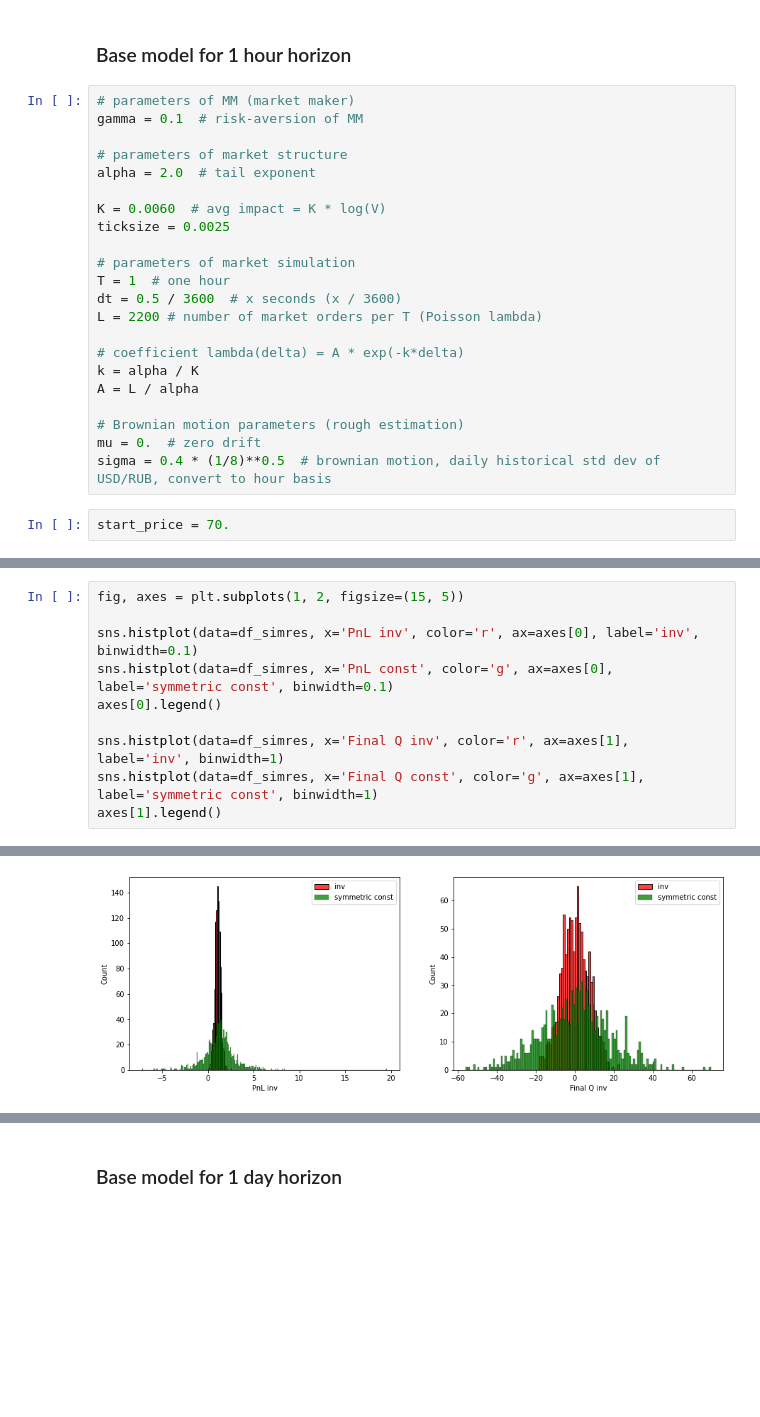
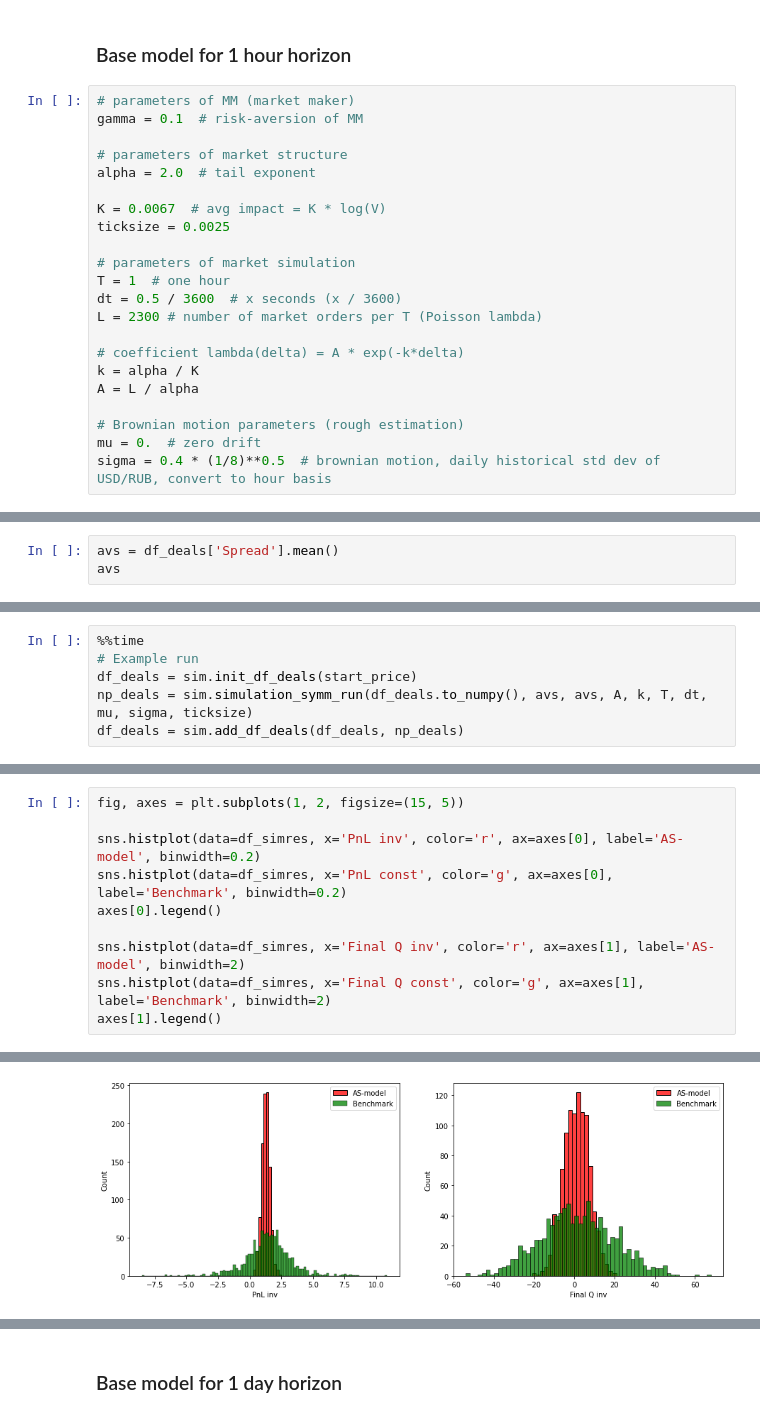
Before and after one commit to zebrabug/FinalMDS, a Jupyter notebook: Simple simulation.ipynb, the cells around one changed output, grey strips where cells are left out. Saved outputs shown, nothing was run; the diff lists cells and outputs as text; blank space fills up the shorter version.

```diff
--- a/Simple simulation.ipynb
+++ b/Simple simulation.ipynb
@@ -150,13 +276,13 @@ gamma = 0.1  # risk-aversion of MM
 # parameters of market structure
 alpha = 2.0  # tail exponent
 
-K = 0.0060  # avg impact = K * log(V)
+K = 0.0067  # avg impact = K * log(V)
 ticksize = 0.0025
 
 # parameters of market simulation
 T = 1  # one hour
 dt = 0.5 / 3600  # x seconds (x / 3600)
-L = 2200 # number of market orders per T (Poisson lambda)
+L = 2300 # number of market orders per T (Poisson lambda)
 
 # coefficient lambda(delta) = A * exp(-k*delta)
 k = alpha / K
@@ -165,8 +291,6 @@ A = L / alpha
 # Brownian motion parameters (rough estimation)
 mu = 0.  # zero drift
 sigma = 0.4 * (1/8)**0.5  # brownian motion, daily historical std dev of USD/RUB, convert to hour basis
-# %%
-start_price = 70.
 # %%
 %%time
 # Example run
@@ -195,0 +320,3 @@ axes[3].title.set_text('spread')
+# %%
+avs = df_deals['Spread'].mean()
+avs
@@ -195,0 +325,6 @@ axes[3].title.set_text('spread')
+# %%
+%%time
+# Example run
+df_deals = sim.init_df_deals(start_price)
+np_deals = sim.simulation_symm_run(df_deals.to_numpy(), avs, avs, A, k, T, dt, mu, sigma, ticksize)
+df_deals = sim.add_df_deals(df_deals, np_deals)
@@ -199,13 +379,13 @@ df_simres = sim.run_sims(1000, start_price=start_price,
 # %%
 fig, axes = plt.subplots(1, 2, figsize=(15, 5))
 
-sns.histplot(data=df_simres, x='PnL inv', color='r', ax=axes[0], label='inv', binwidth=0.1)
-sns.histplot(data=df_simres, x='PnL const', color='g', ax=axes[0], label='symmetric const', binwidth=0.1)
+sns.histplot(data=df_simres, x='PnL inv', color='r', ax=axes[0], label='AS-model', binwidth=0.2)
+sns.histplot(data=df_simres, x='PnL const', color='g', ax=axes[0], label='Benchmark', binwidth=0.2)
 axes[0].legend()
 
-sns.histplot(data=df_simres, x='Final Q inv', color='r', ax=axes[1], label='inv', binwidth=1)
-sns.histplot(data=df_simres, x='Final Q const', color='g', ax=axes[1], label='symmetric const', binwidth=1)
+sns.histplot(data=df_simres, x='Final Q inv', color='r', ax=axes[1], label='AS-model', binwidth=2)
+sns.histplot(data=df_simres, x='Final Q const', color='g', ax=axes[1], label='Benchmark', binwidth=2)
 axes[1].legend()
 # %% [output]
 <matplotlib.legend.Legend at 0x...>
-[figure, old version]
+[figure, new version]
```
Also changed, not shown: parts of 36 cells of this notebook, 10 other files.
